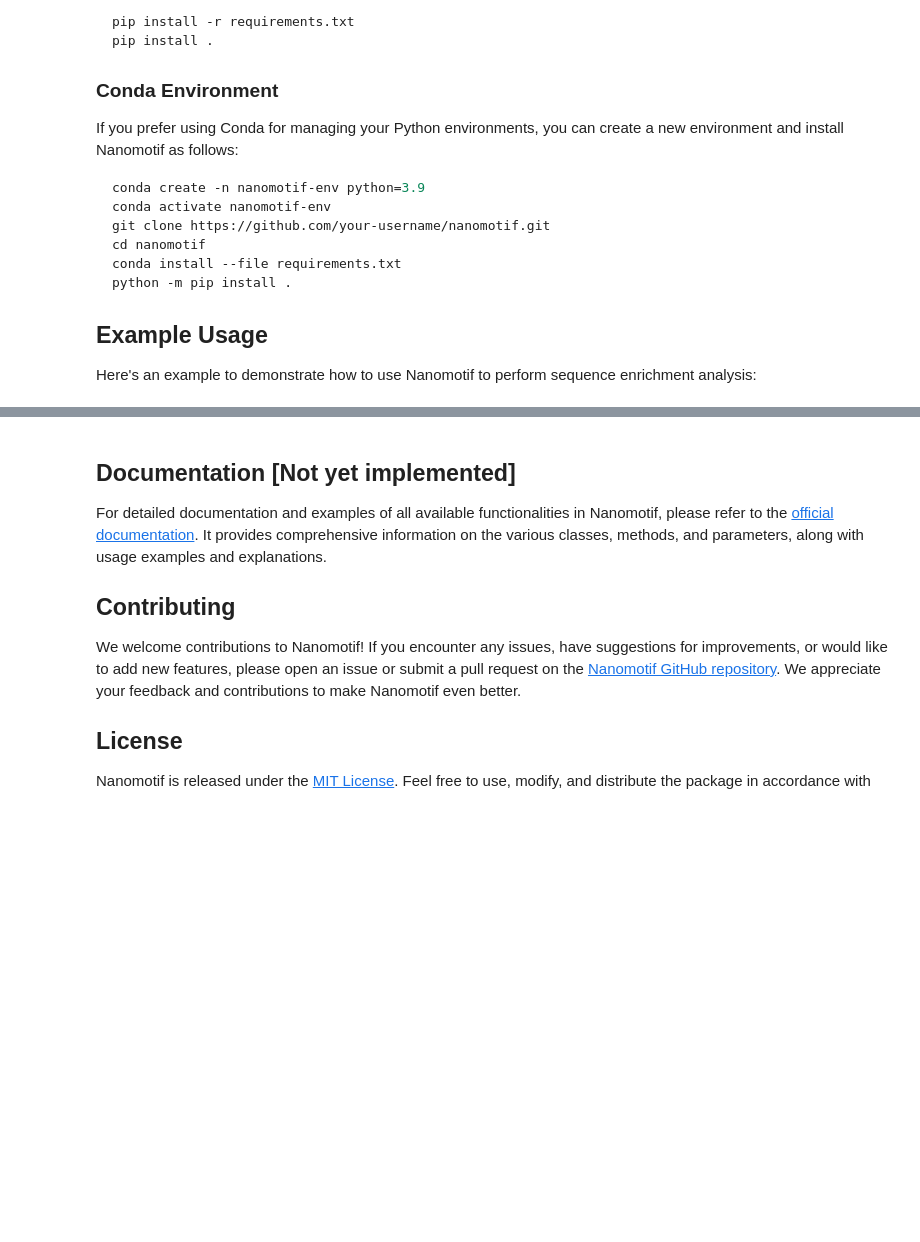
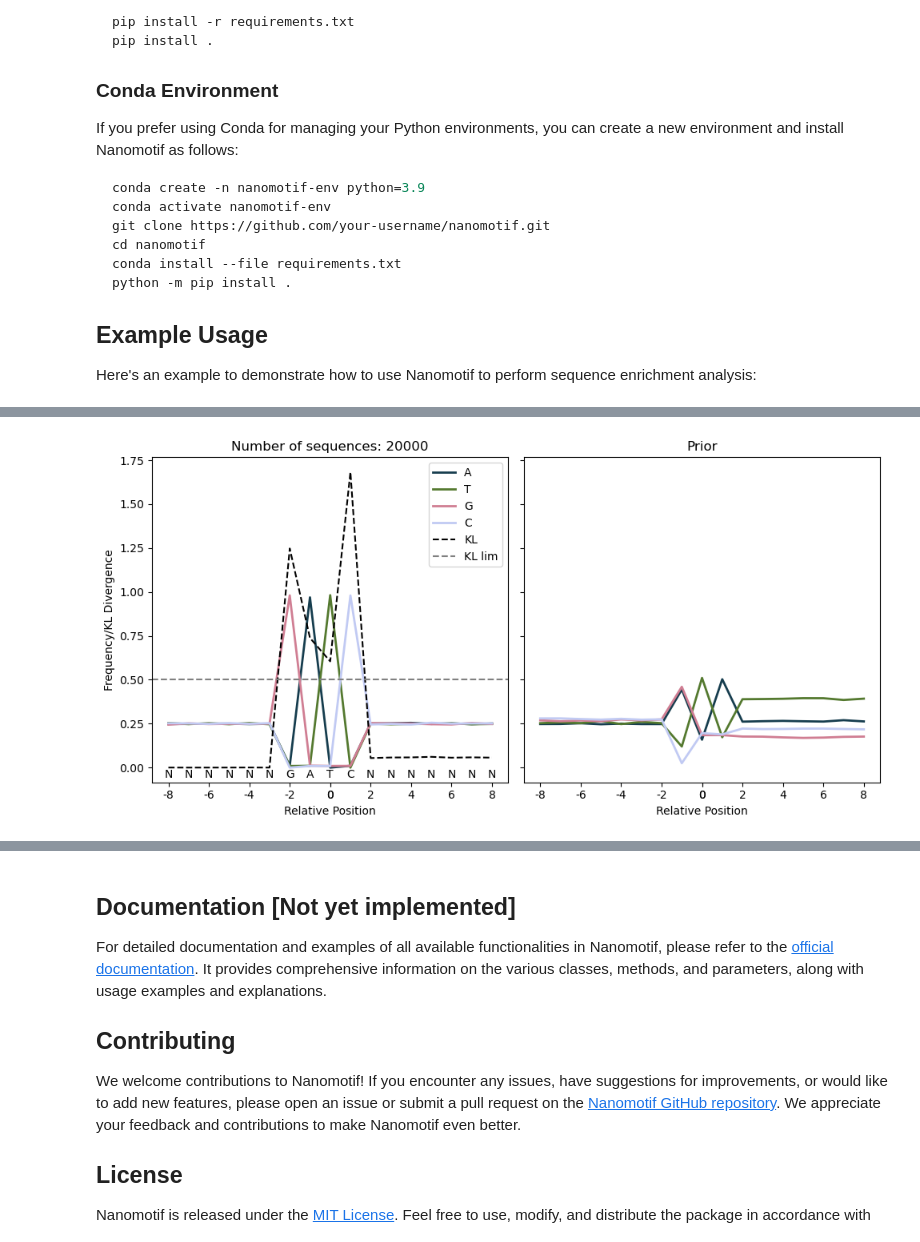
Before and after one commit to SorenHeidelbach/nanomotif, a Jupyter notebook: README.ipynb, the cells around one changed output, grey strips where cells are left out. Cells and saved outputs as stored; diff of their text form; code cells hidden in the pictures; blank space fills up the shorter version.

```diff
--- a/README.ipynb
+++ b/README.ipynb
@@ -78,0 +91,17 @@ Extract K-mer connection in the sequence
+# %%
+# Other sequences with wierd patterns
+wierd_sequences = SequenceEnrichment(
+    [
+        dna.generate_random_dna_sequence(7) +
+        dna.generate_random_dna_sequence(1, alphabet=["A", "G"]*3 + ["T", "A", "G"]) +
+        dna.generate_random_dna_sequence(1, alphabet=["T"]*3 + ["C", "A", "G"]) +
+        dna.generate_random_dna_sequence(1, alphabet=["A"]*3 + ["T", "C", "G"]) +
+        dna.generate_random_dna_sequence(7, alphabet=["C"]*20 + ["G"]*16 + ["A"]*27 + ["T"]*39)
+        for _ in range(10000)
+    ]
+)
+
+seq_enrichment.update_kl_prior(wierd_sequences.pssm())
+seq_enrichment.plot_enrichment_with_prior();
+# %% [output]
+[figure, added]
```
Also changed, not shown: parts of 14 cells of this notebook, 8 other files.
